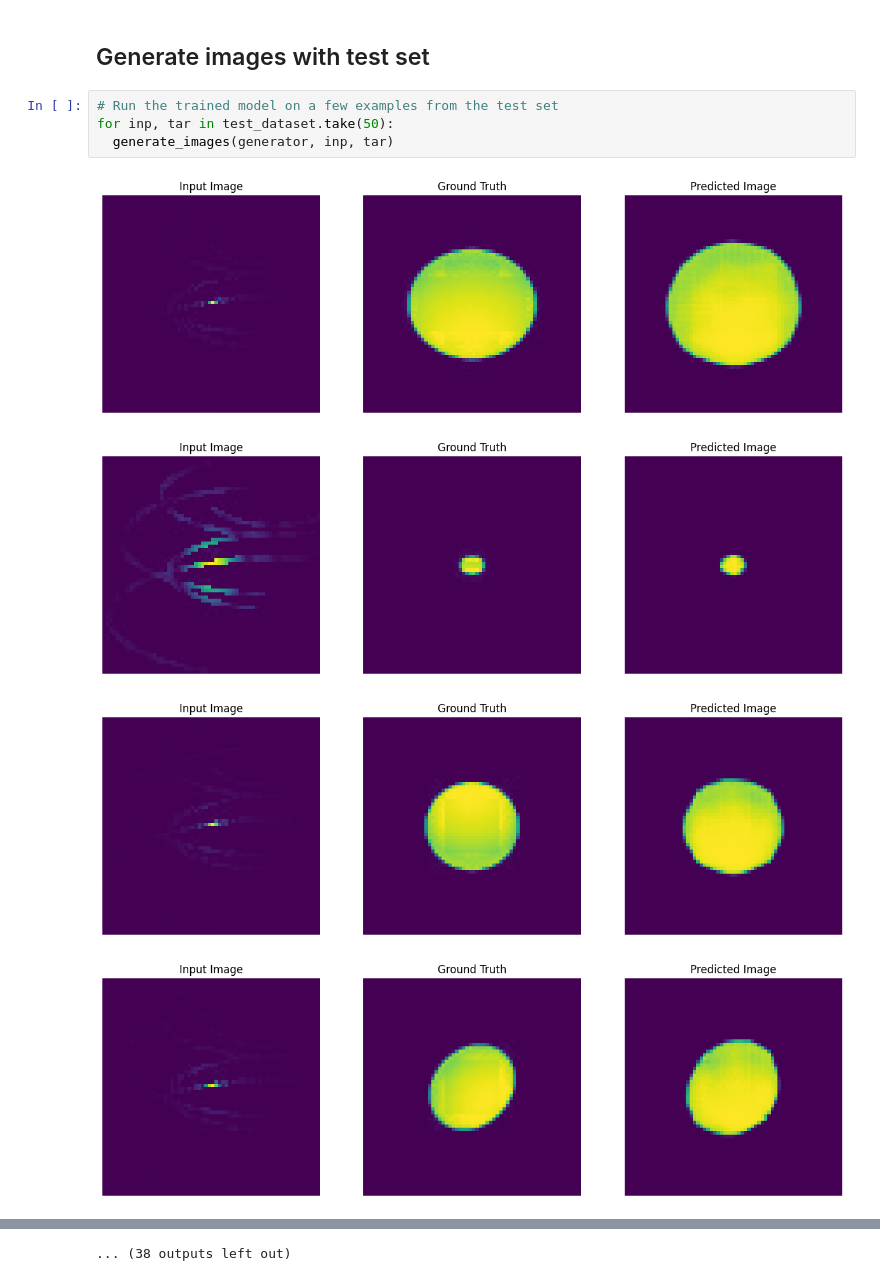
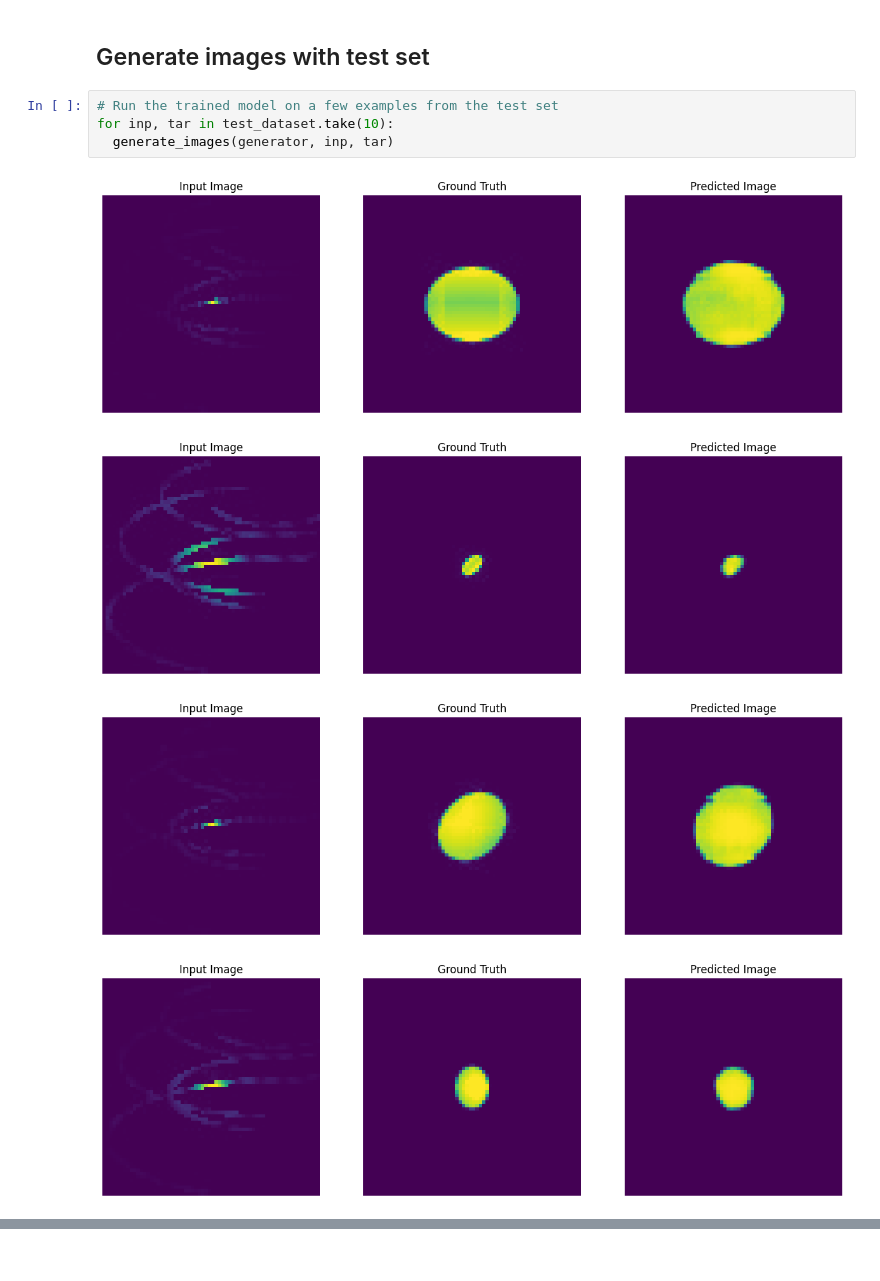
Before and after one commit to Yurivanderburg/II_GAN, a Jupyter notebook: Ellipsoids/Ellipsoid_v0.7.ipynb, the cells around one changed output, grey strips where cells are left out. Drawn from its saved outputs; the diff is of its cells as text.

Commit message:
New tests

```diff
--- a/Ellipsoids/Ellipsoid_v0.7.ipynb
+++ b/Ellipsoids/Ellipsoid_v0.7.ipynb
@@ -542,10 +544,10 @@ models/models/ellipsoids_run7.2_a0.005_b0.005_discrep1_it60k_teles4_base/ckpt-12
 ## Generate images with test set
 # %%
 # Run the trained model on a few examples from the test set
-for inp, tar in test_dataset.take(50):
+for inp, tar in test_dataset.take(10):
   generate_images(generator, inp, tar)
 # %% [output]
-[figure, old version]
+[figure, new version]
-[figure, old version]
+[figure, new version]
-[figure, old version]
+[figure, new version]
-[figure, old version]
+[figure, new version]
@@ -560 +559,0 @@ for inp, tar in test_dataset.take(50):
-... (38 outputs left out)
```
Also changed, not shown: parts of 9 cells of this notebook, 1 other file.
